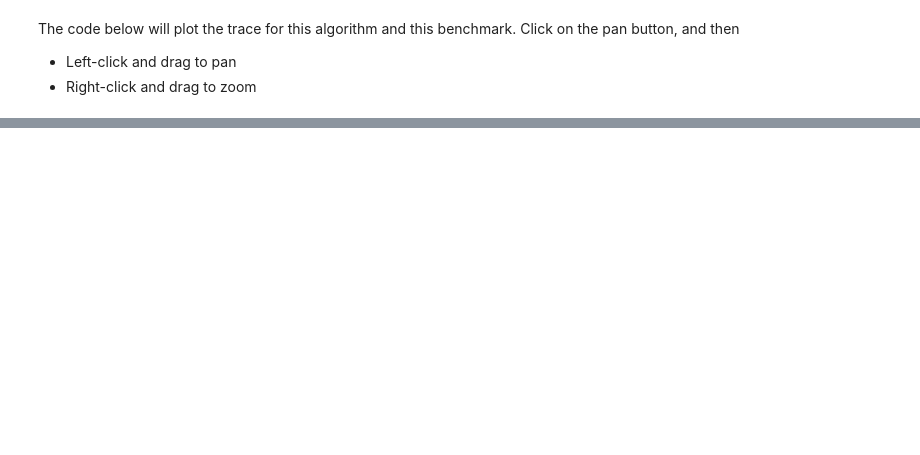
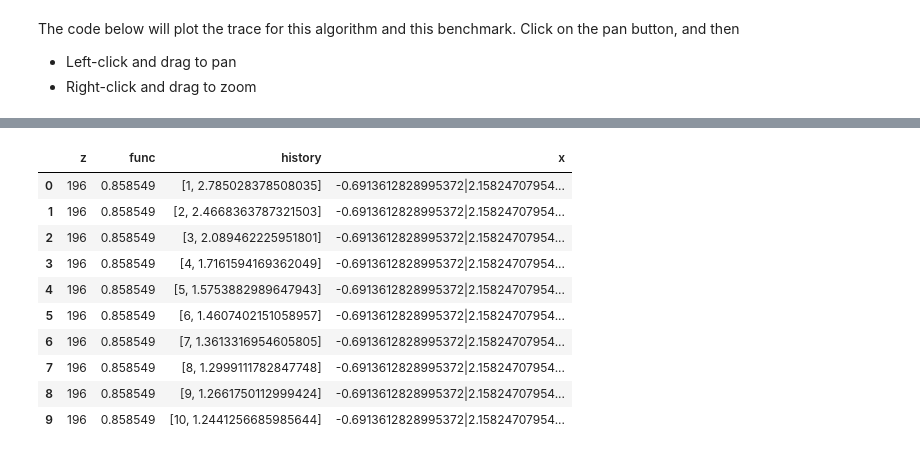
Before and after one commit to namkoong-lab/data-recipes, a Jupyter notebook: opt_algos/visualize.ipynb, the cells around one changed output, grey strips where cells are left out. Drawn from its saved outputs; the diff is of its cells as text; code cells hidden in the pictures; blank space fills up the shorter version.

```diff
--- a/opt_algos/visualize.ipynb
+++ b/opt_algos/visualize.ipynb
@@ -103,0 +117,15 @@ print(y)
+# %%
+df_exploded = df.explode('history').reset_index(drop=True)
+df_exploded[:10]
+# %% [output]
+|  | z | func | history | x |
+| 0 | 196 | 0.858549 | [1, 2.785028378508035] | -0.6913612828995372|2.15824707954... |
+| 1 | 196 | 0.858549 | [2, 2.4668363787321503] | -0.6913612828995372|2.15824707954... |
+| 2 | 196 | 0.858549 | [3, 2.089462225951801] | -0.6913612828995372|2.15824707954... |
+| 3 | 196 | 0.858549 | [4, 1.7161594169362049] | -0.6913612828995372|2.15824707954... |
+| 4 | 196 | 0.858549 | [5, 1.5753882989647943] | -0.6913612828995372|2.15824707954... |
+| 5 | 196 | 0.858549 | [6, 1.4607402151058957] | -0.6913612828995372|2.15824707954... |
+| 6 | 196 | 0.858549 | [7, 1.3613316954605805] | -0.6913612828995372|2.15824707954... |
+| 7 | 196 | 0.858549 | [8, 1.2999111782847748] | -0.6913612828995372|2.15824707954... |
+| 8 | 196 | 0.858549 | [9, 1.2661750112999424] | -0.6913612828995372|2.15824707954... |
+| 9 | 196 | 0.858549 | [10, 1.2441256685985644] | -0.6913612828995372|2.15824707954... |
```
Also changed, not shown: parts of 9 cells of this notebook, 36 other files.
